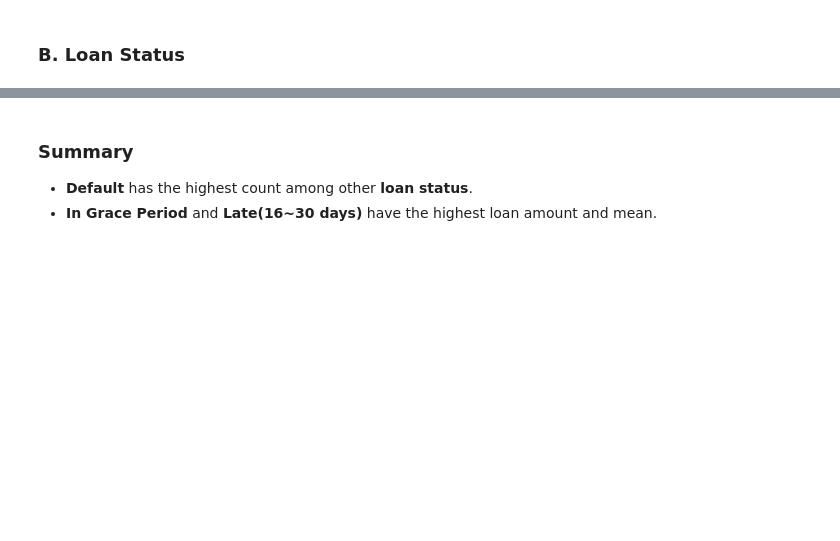
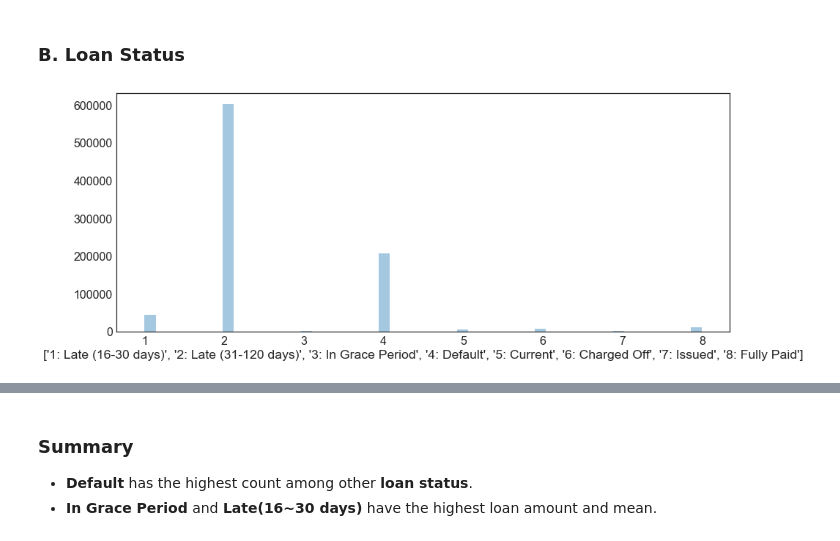
Before and after one commit to Deedasmi/mis665_final, a Jupyter notebook: mis665_final.ipynb, the cells around one changed output, grey strips where cells are left out. Saved outputs shown, nothing was run; the diff lists cells and outputs as text; code cells hidden in the pictures; blank space fills up the shorter version.

```diff
--- a/mis665_final.ipynb
+++ b/mis665_final.ipynb
@@ -31,7 +31,7 @@ import matplotlib
 # [1, 2, 1, 3]
 def categorize(l):
     uniques = sorted(list(set(l)))
-    [uniques.index(x) + 1 for x in l]
+    return [uniques.index(x) + 1 for x in l]
 # %%
 df = pd.read_csv("data/loan.csv")
 df.head(3)
@@ -56,6 +49,13 @@ df = df.drop(['id', 'title', 'total_rec_int', 'total_rec_late_fee', 'total_rec_p
 # Booleanize
 df['joint_application'] = [0 if x == "INDIVIDUAL" else 1 for x in df['application_type']]
 df = df.drop(['application_type'], axis=1)
+# %%
+# Filters out "Does not meet credit policy" loan statuses
+#
+df['loan_status_int'] = categorize(df['loan_status'])
+df = pd.DataFrame(df[df['loan_status_int'] != 4])
+df = pd.DataFrame(df[df['loan_status_int'] != 5])
+df = df.drop(['loan_status_int'], axis=1)
 # %%
 # Need to drop or categorize object types
 df.info()
@@ -147,24 +147,25 @@ plt.show()
 # %% [markdown]
 ### B. Loan Status
 # %%
-legend = ["Does not meet the credit policy. Status:Charged Off",
-            "Does not meet the credit policy. Status:Fully Paid",
-            "Late (16-30 days)",
-            "Late (31-120 days)",
-            "In Grace Period",
-            "Default",
-            "Current",
-            "Charged Off",
-            "Issued",
-            "Fully Paid"]
-
+legend = ["1: Late (16-30 days)",
+            "2: Late (31-120 days)",
+            "3: In Grace Period",
+            "4: Default",
+            "5: Current",
+            "6: Charged Off",
+            "7: Issued",
+            "8: Fully Paid"]
+legend = sorted(legend)
 plt.subplots(figsize=(15,6))
 sns.set_context("paper", font_scale=2)
 sns.set_style("white")
-sns.distplot(df_copy["loan_status"], kde=False, label=legend)
+a = sns.distplot(categorize(df_copy["loan_status"]), kde=False)
+a.set(xlabel=legend)
 
 plt.legend()
 plt.show()
+# %% [output]
+[figure, added]
 # %%
 # Loan amount by its status
 plt.subplots(figsize=(20,10))
```
Also changed, not shown: parts of 5 cells of this notebook.
